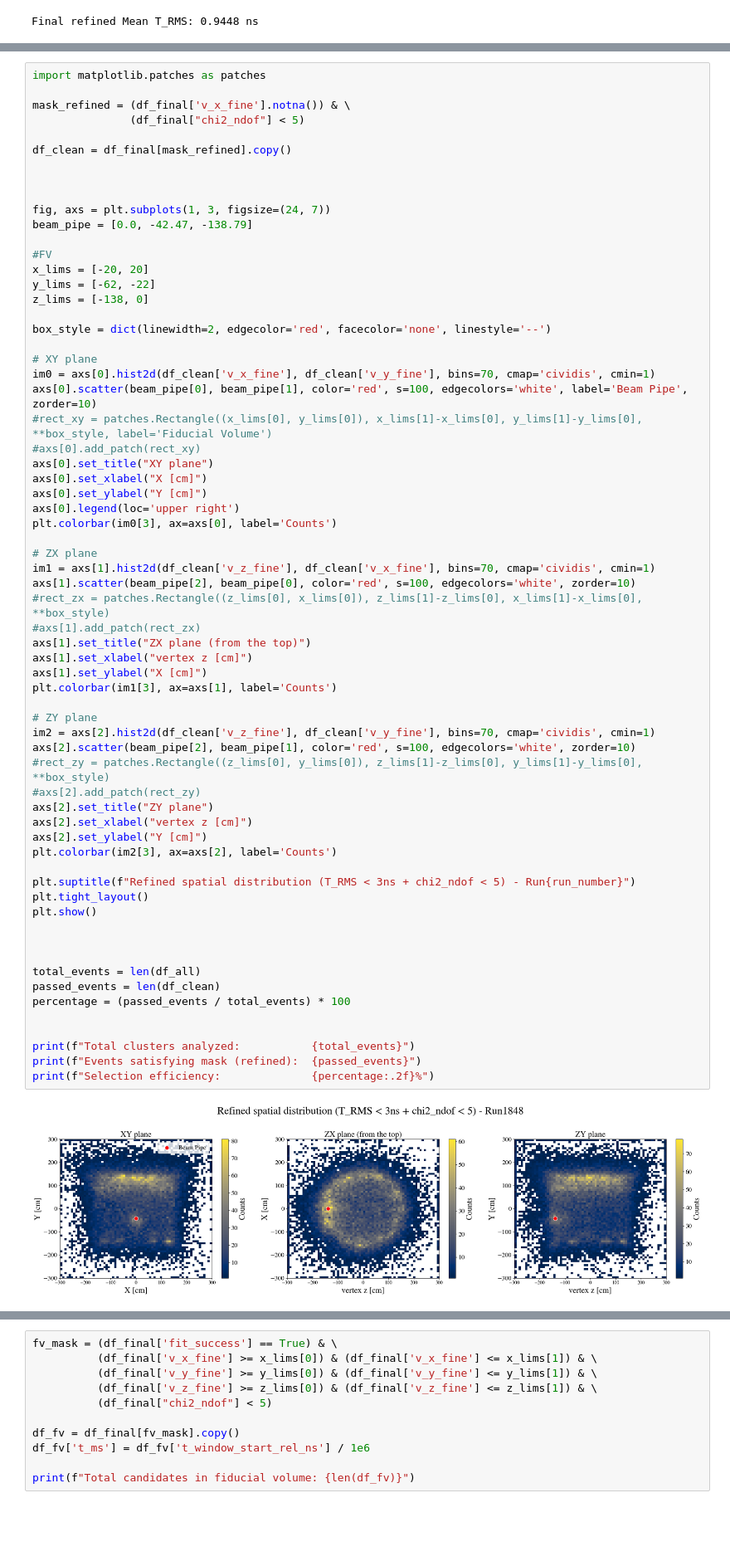
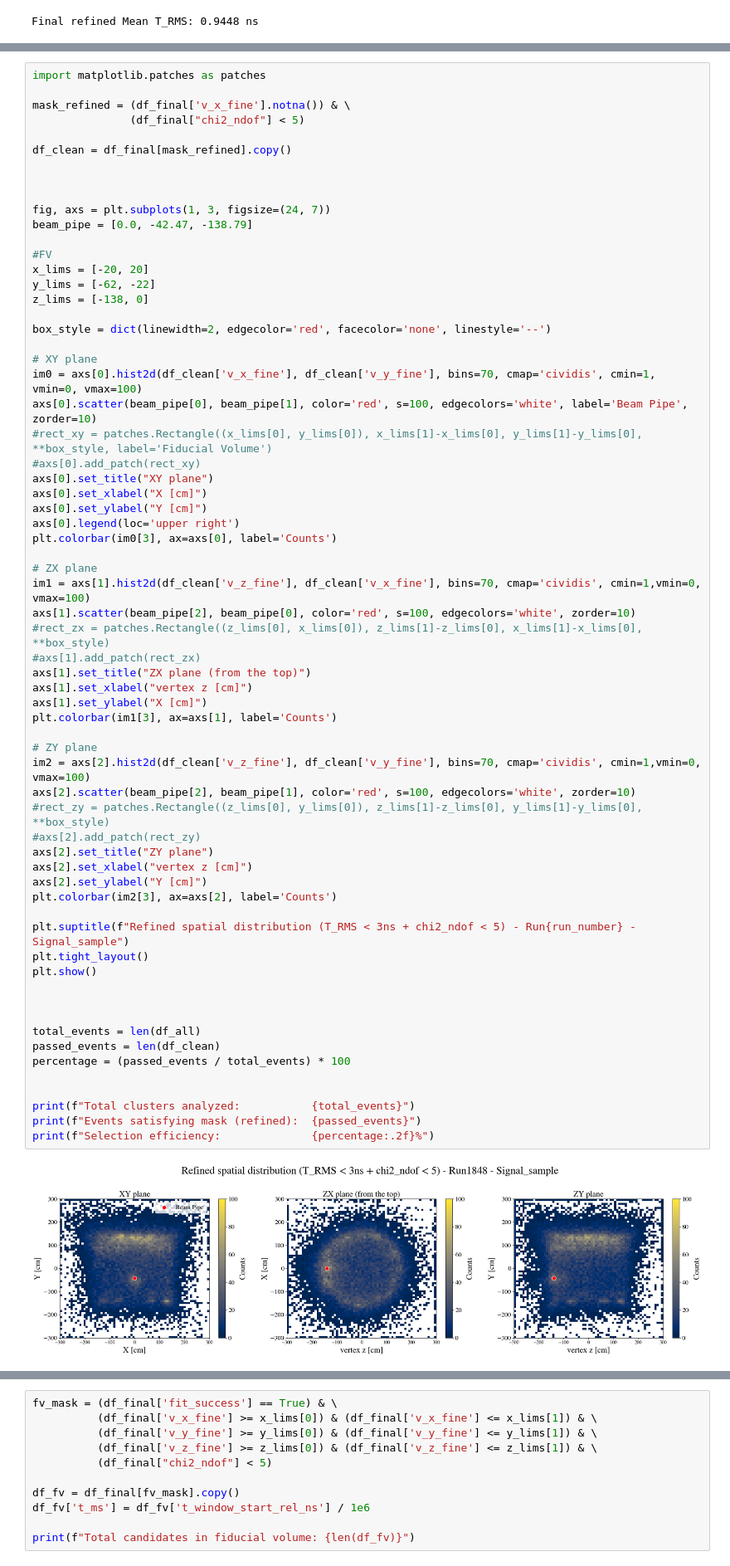
Before and after one commit to elenaramos44/9Li_analysis, a Jupyter notebook: notebooks/multilat_vertex.ipynb, the cells around one changed output, grey strips where cells are left out. Shown at 83% size. Drawn from its saved outputs; the diff is of its cells as text; blank space fills up the shorter version.

```diff
--- a/notebooks/multilat_vertex.ipynb
+++ b/notebooks/multilat_vertex.ipynb
@@ -924,7 +933,7 @@ z_lims = [-138, 0]
 box_style = dict(linewidth=2, edgecolor='red', facecolor='none', linestyle='--')
 
 # XY plane
-im0 = axs[0].hist2d(df_clean['v_x_fine'], df_clean['v_y_fine'], bins=70, cmap='cividis', cmin=1)
+im0 = axs[0].hist2d(df_clean['v_x_fine'], df_clean['v_y_fine'], bins=70, cmap='cividis', cmin=1, vmin=0, vmax=100)
 axs[0].scatter(beam_pipe[0], beam_pipe[1], color='red', s=100, edgecolors='white', label='Beam Pipe', zorder=10)
 #rect_xy = patches.Rectangle((x_lims[0], y_lims[0]), x_lims[1]-x_lims[0], y_lims[1]-y_lims[0], **box_style, label='Fiducial Volume')
 #axs[0].add_patch(rect_xy)
@@ -935,38 +944,38 @@ axs[0].legend(loc='upper right')
 plt.colorbar(im0[3], ax=axs[0], label='Counts')
 
 # ZX plane
-im1 = axs[1].hist2d(df_clean['v_z_fine'], df_clean['v_x_fine'], bins=70, cmap='cividis', cmin=1)
+im1 = axs[1].hist2d(df_clean['v_z_fine'], df_clean['v_x_fine'], bins=70, cmap='cividis', cmin=1,vmin=0, vmax=100)
 axs[1].scatter(beam_pipe[2], beam_pipe[0], color='red', s=100, edgecolors='white', zorder=10)
 #rect_zx = patches.Rectangle((z_lims[0], x_lims[0]), z_lims[1]-z_lims[0], x_lims[1]-x_lims[0], **box_style)
 #axs[1].add_patch(rect_zx)
 axs[1].set_title("ZX plane (from the top)")
 axs[1].set_xlabel("vertex z [cm]")
 axs[1].set_ylabel("X [cm]")
 plt.colorbar(im1[3], ax=axs[1], label='Counts')
 
 # ZY plane
-im2 = axs[2].hist2d(df_clean['v_z_fine'], df_clean['v_y_fine'], bins=70, cmap='cividis', cmin=1)
+im2 = axs[2].hist2d(df_clean['v_z_fine'], df_clean['v_y_fine'], bins=70, cmap='cividis', cmin=1,vmin=0, vmax=100)
 axs[2].scatter(beam_pipe[2], beam_pipe[1], color='red', s=100, edgecolors='white', zorder=10)
 #rect_zy = patches.Rectangle((z_lims[0], y_lims[0]), z_lims[1]-z_lims[0], y_lims[1]-y_lims[0], **box_style)
 #axs[2].add_patch(rect_zy)
 axs[2].set_title("ZY plane")
 axs[2].set_xlabel("vertex z [cm]")
 axs[2].set_ylabel("Y [cm]")
 plt.colorbar(im2[3], ax=axs[2], label='Counts')
 
-plt.suptitle(f"Refined spatial distribution (T_RMS < 3ns + chi2_ndof < 5) - Run{run_number}")
+plt.suptitle(f"Refined spatial distribution (T_RMS < 3ns + chi2_ndof < 5) - Run{run_number} - Signal_sample")
 plt.tight_layout()
 plt.show()
 
 
 
 total_events = len(df_all)
 passed_events = len(df_clean)
 percentage = (passed_events / total_events) * 100
 
 
 print(f"Total clusters analyzed:           {total_events}")
 print(f"Events satisfying mask (refined):  {passed_events}")
 print(f"Selection efficiency:              {percentage:.2f}%")
 # %% [output]
-[figure, old version]
+[figure, new version]
```
Also changed, not shown: parts of 14 cells of this notebook, 21 other files.
